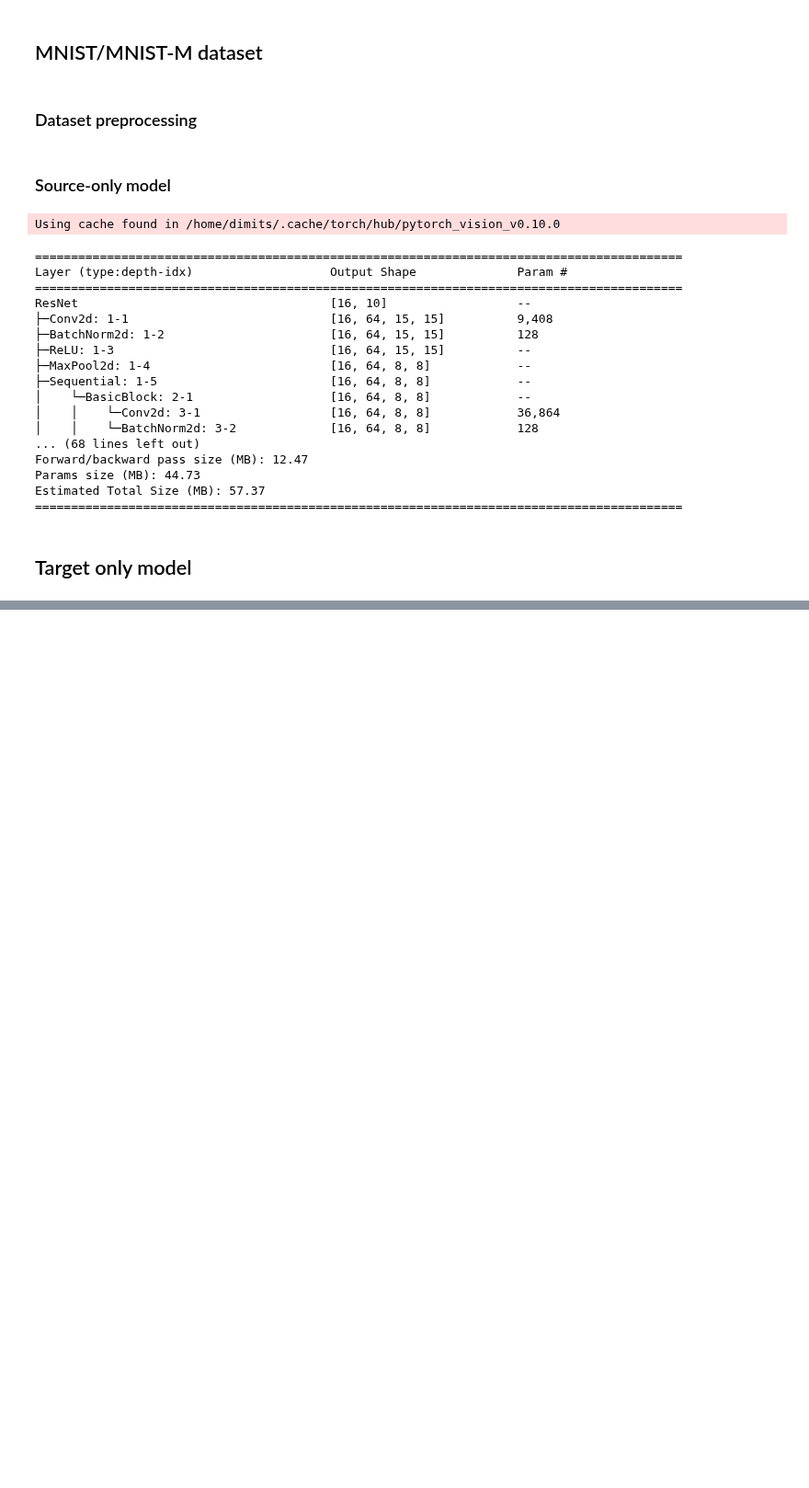
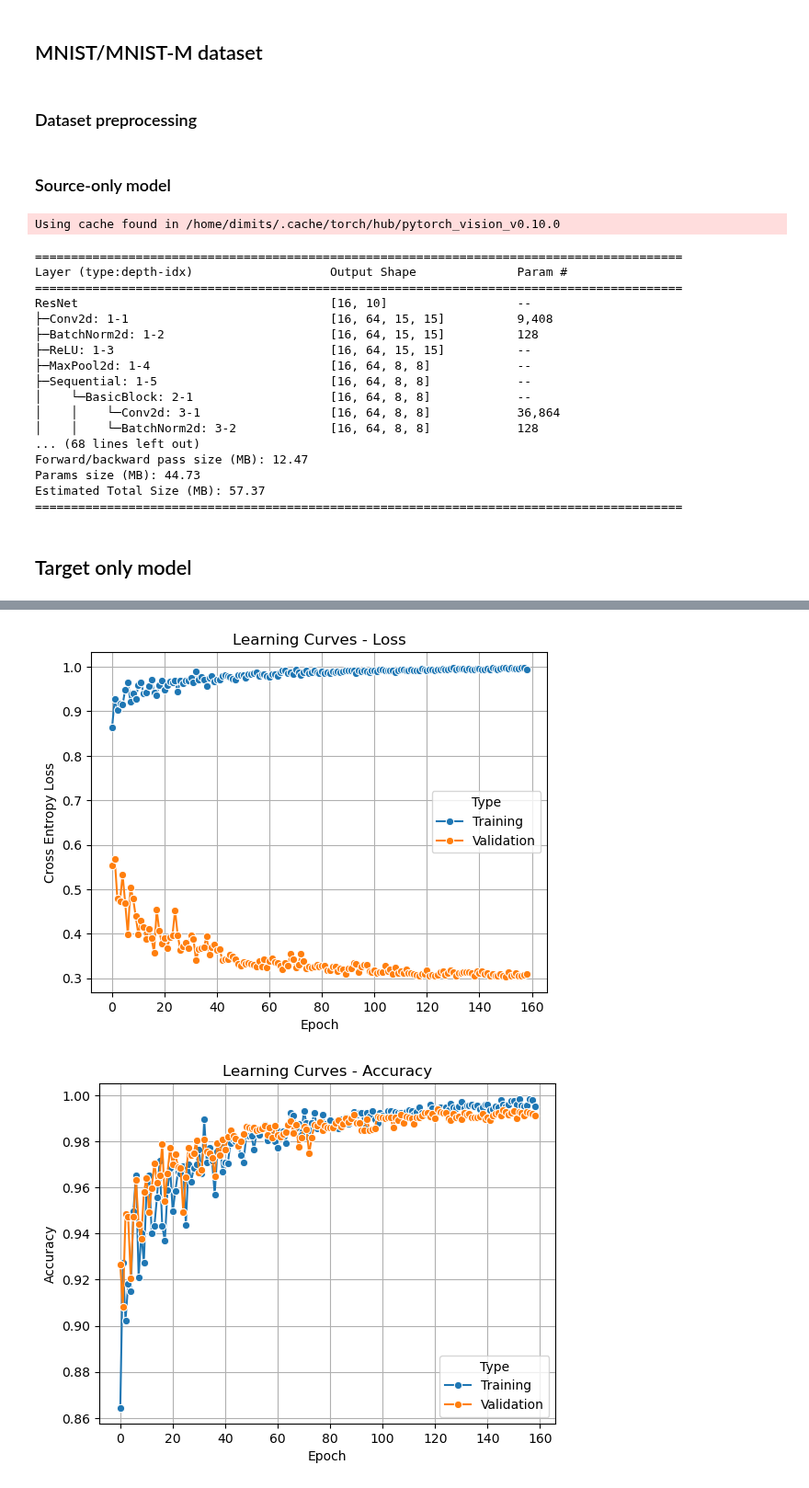
Before and after one commit to dimits-ts/deep_vision_domain_adaptation, a Jupyter notebook: domain_adaptation.ipynb, the cells around one changed output, grey strips where cells are left out. Shown at 92% size. Cells and saved outputs as stored; diff of their text form; code cells hidden in the pictures; blank space fills up the shorter version.

```diff
--- a/domain_adaptation.ipynb
+++ b/domain_adaptation.ipynb
@@ -480,6 +478,9 @@ tasks.results.classification_results(model, target_test_loader, class_names, dev
 ## MNIST/MNIST-M dataset
 # %%
 BATCH_SIZE = 16
+WEIGHT_DECAY = 10e-6
+RHO = 3
+
 AD_DATA_DIR = "data/digits"
 AD_OUTPUT_DIR = "output/digits"
 
@@ -495,8 +496,8 @@ AD_SEMI_SUPERVISED_FINETUNED_MODEL_DIR_10 = os.path.join(AD_OUTPUT_DIR, "semi-su
 AD_SEMI_SUPERVISED_ADAPTIVE_MODEL_DIR_10 = os.path.join(AD_OUTPUT_DIR, "semi-supervised-adaptive-10")
 
 AD_FINETUNE_MODEL = False
-AD_FINETUNE_TARGET_MODEL = True
-AD_TRAIN_UNSUPERVISED_MODEL = False
+AD_FINETUNE_TARGET_MODEL = False
+AD_TRAIN_UNSUPERVISED_MODEL = True
 AD_FINETUNE_SEMI_SUPERVISED_MODEL_20 = False
 AD_TRAIN_SEMI_SUPERVISED_MODEL_20 = False
 AD_FINETUNE_SEMI_SUPERVISED_MODEL_10 = False
@@ -548,6 +549,12 @@ ad_target_val_loader = tasks.preprocessing.create_padded_dataloader(
 ad_target_test_loader = tasks.preprocessing.create_padded_dataloader(
     ad_target_test_dataset, shuffle=False, batch_size=BATCH_SIZE
 )
+# %%
+ad_unlabeled_dataset = lib.data.UnlabeledImageDataset(
+    parser_func=tasks.preprocessing.image_read_func,
+    preprocessing_func=tasks.preprocessing.resnet_preprocessor,
+)
+ad_unlabeled_dataset.load_from_image_dataset(ad_target_train_dataset)
 # %%
 class_names = ad_source_train_dataset.label_encoder.classes_
 
@@ -592,12 +599,12 @@ model = tasks.utils.get_model(device=device,
                             replace_fc_layer=True,
                             num_classes=len(encodings),
                             use_default_weights=False)
-optimizer_ft = optim.AdamW(model.parameters(), weight_decay=10e-3)
 
 if AD_FINETUNE_MODEL:
+    model = tasks.utils.try_load_weights(model, os.path.join(AD_FINETUNED_MODEL_DIR, "model.pt"))
+    optimizer_ft = optim.AdamW(model.parameters(), weight_decay=WEIGHT_DECAY)
+
     history = tasks.utils.try_load_history(os.path.join(AD_FINETUNED_MODEL_DIR, "history.pickle"))
-    model = tasks.utils.try_load_weights(model, os.path.join(AD_FINETUNED_MODEL_DIR, "model.pt"))
-
     model, history = lib.torch_train_eval.train_model(
         model,
         criterion,
@@ -637,7 +644,7 @@ model = tasks.utils.get_model(device=device, replace_fc_layer=True, num_classes=
 
 if  AD_FINETUNE_TARGET_MODEL:
     model = tasks.utils.try_load_weights(model, os.path.join(AD_FINETUNED_TARGET_MODEL_DIR, "model.pt"))
-    optimizer_ft = optim.AdamW(model.parameters(), weight_decay=10e-3)
+    optimizer_ft = optim.AdamW(model.parameters(), weight_decay=WEIGHT_DECAY)
 
     history = tasks.utils.try_load_history(os.path.join(AD_FINETUNED_TARGET_MODEL_DIR, "history.pickle"))
     model, history = lib.torch_train_eval.train_model(
@@ -707,0 +746,6 @@ weighted avg       0.97      0.97      0.97     10063
+# %%
+tasks.results.learning_curves_loss(source_history)
+tasks.results.learning_curves_accuracy(source_history)
+# %% [output]
+[figure, added]
+[figure, added]
```
Also changed, not shown: parts of 9 cells of this notebook, 6 other files.
